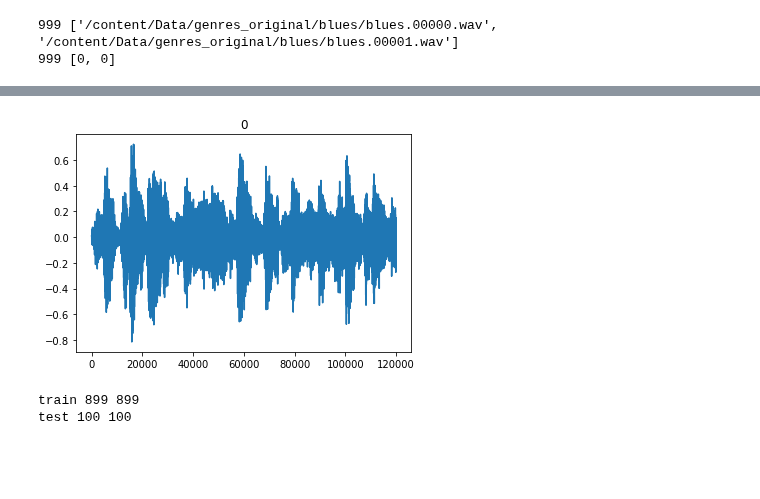
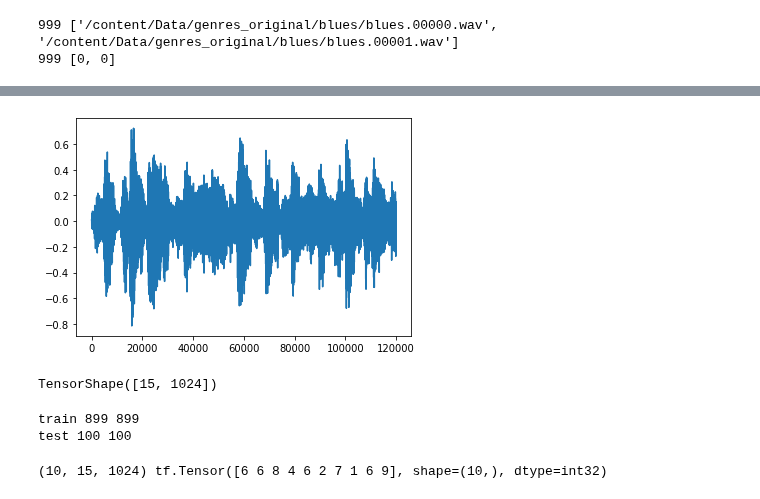
Before and after one commit to yebiny/SkillTreePython-DeepLearning, a Jupyter notebook: 04.Paper-with-code/comment/ch04_05_WaveNet.ipynb, the cells around one changed output, grey strips where cells are left out. Saved outputs shown, nothing was run; the diff lists cells and outputs as text; code cells hidden in the pictures; blank space fills up the shorter version.

```diff
--- a/04.Paper-with-code/comment/ch04_05_WaveNet.ipynb
+++ b/04.Paper-with-code/comment/ch04_05_WaveNet.ipynb
@@ -388,23 +392,28 @@ print(len(labels), labels[:2])
 # %%
 # 경로 -> wav 데이터 추출
 
 def path2wav(path, label, mx_len=120000):
   # 파일 읽기
   f = tf.io.read_file(path)
   # 파일을 오디오 변환
   wav, sr = tf.audio.decode_wav(f, desired_channels=1)
   wav = tf.squeeze(wav, axis=-1)
   wav = wav[:mx_len]
   return wav, label
 
 wav, label = path2wav(paths[0], labels[0])
-plt.title(label)
 plt.plot(wav)
 
 from IPython import display
 display.Audio(wav, rate=16000)
 # %% [output]
 [interactive output not drawn]
-[figure, old version]
+[figure, new version]
+# %%
+wav, label = path2wav(paths[0], labels[0])
+scores, embeddings, log_mel_spectrogram = yamnet(wav)
+embeddings.shape
+# %% [output]
+TensorShape([15, 1024])
 # %%
 # 텐서플로우 텐서 슬라이스
@@ -433,3 +448,8 @@ test_ds = ds_generator(test_paths, test_labels, train=False)
 # %% [output]
 train 899 899
 test 100 100
+# %%
+for embeddings, labels in train_ds.take(1):
+  print(embeddings.shape, labels)
+# %% [output]
+(10, 15, 1024) tf.Tensor([6 6 8 4 6 2 7 1 6 9], shape=(10,), dtype=int32)
```
Also changed, not shown: parts of 5 cells of this notebook.
